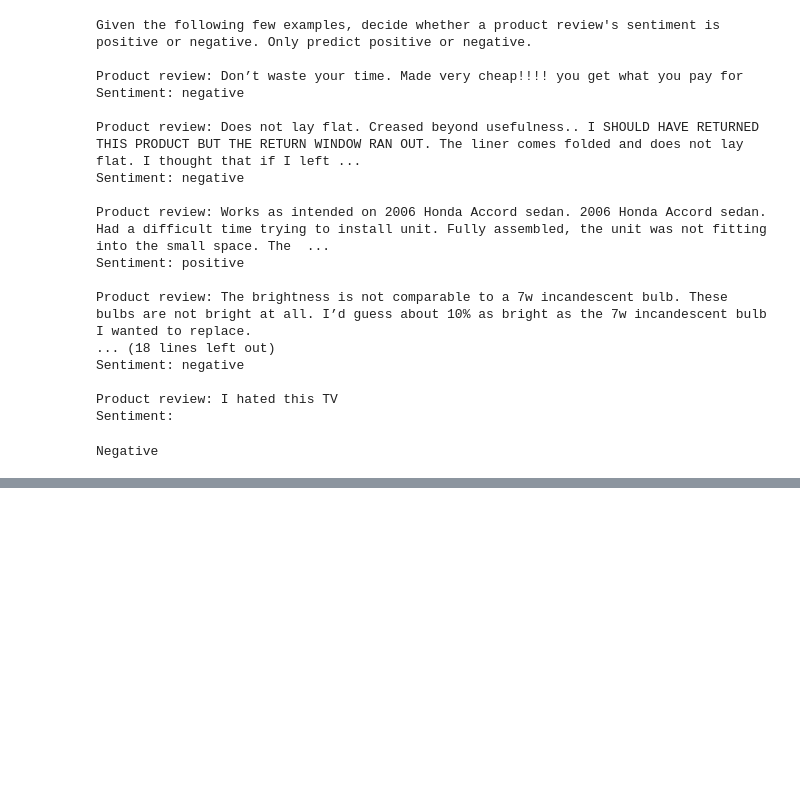
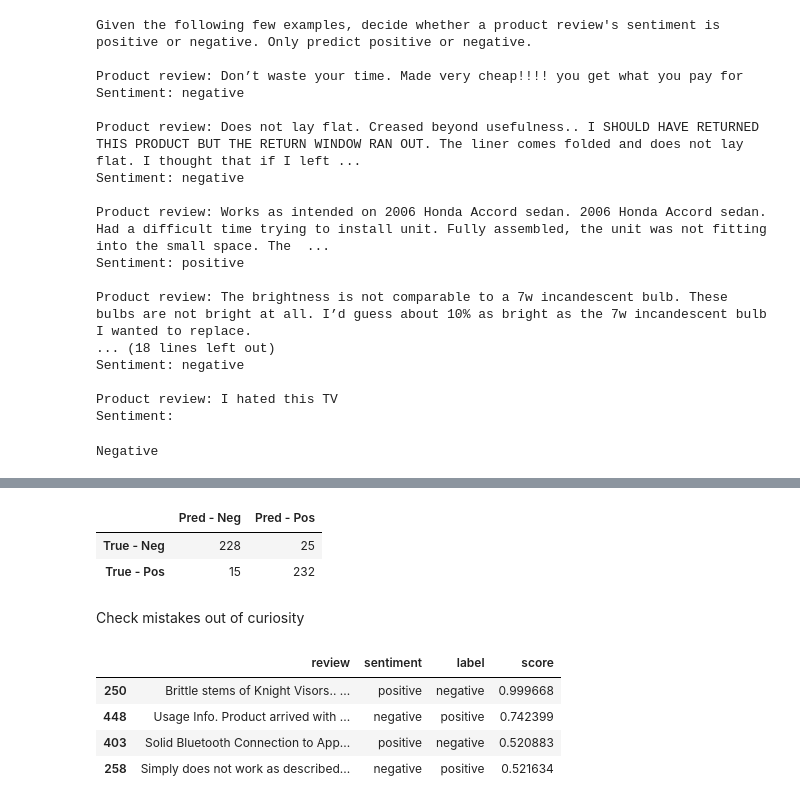
Before and after one commit to kristofrabay/GenerativeAI_experiments, a Jupyter notebook: nbs/classification_benchmarks.ipynb, the cells around one changed output, grey strips where cells are left out. Cells and saved outputs as stored; diff of their text form; code cells hidden in the pictures; blank space fills up the shorter version.

```diff
--- a/nbs/classification_benchmarks.ipynb
+++ b/nbs/classification_benchmarks.ipynb
@@ -382,0 +576,10 @@ pd.DataFrame(confusion_matrix(GPT_prompted_results['sentiment'], GPT_prompted_re
+# %%
+ft_model = 'ada:ft-hiflylabs-zrt:sentimentscorer-2023-05-10-21-11-18'
+
+def GPT_completion(prompt):
+    res = openai.Completion.create(model=ft_model, prompt=prompt + ' ->', max_tokens=1, temperature=0, logprobs=2)
+    output = res['choices'][0]
+    return output['text'].strip().lower(), np.exp(output['logprobs']['token_logprobs'][0])
+# %%
+%%time
+GPT_ft_output = [GPT_completion(i) for i in sequence_to_classify]
@@ -382,0 +589,5 @@ pd.DataFrame(confusion_matrix(GPT_prompted_results['sentiment'], GPT_prompted_re
+# %%
+GPT_ft_output = pd.DataFrame(GPT_ft_output, columns = ['label', 'score'])
+# %%
+GPT_ft_results = pd.concat([data, GPT_ft_output], axis = 1)
+GPT_ft_results.head(3)
@@ -382,0 +619,18 @@ pd.DataFrame(confusion_matrix(GPT_prompted_results['sentiment'], GPT_prompted_re
+# %%
+pd.DataFrame(confusion_matrix(GPT_ft_results['sentiment'], GPT_ft_results['label'], labels = ['negative', 'positive']),
+             columns = ['Pred - Neg', 'Pred - Pos'],
+             index=['True - Neg', 'True - Pos'])
+# %% [output]
+|  | Pred - Neg | Pred - Pos |
+| True - Neg | 228 | 25 |
+| True - Pos | 15 | 232 |
+# %% [markdown]
+Check mistakes out of curiosity
+# %%
+GPT_ft_results[GPT_ft_results['sentiment'] != GPT_ft_results['label']].sample(4, random_state = 7)
+# %% [output]
+|  | review | sentiment | label | score |
+| 250 | Brittle stems of Knight Visors.. ... | positive | negative | 0.999668 |
+| 448 | Usage Info. Product arrived with ... | negative | positive | 0.742399 |
+| 403 | Solid Bluetooth Connection to App... | positive | negative | 0.520883 |
+| 258 | Simply does not work as described... | negative | positive | 0.521634 |
```
Also changed, not shown: parts of 33 cells of this notebook.
